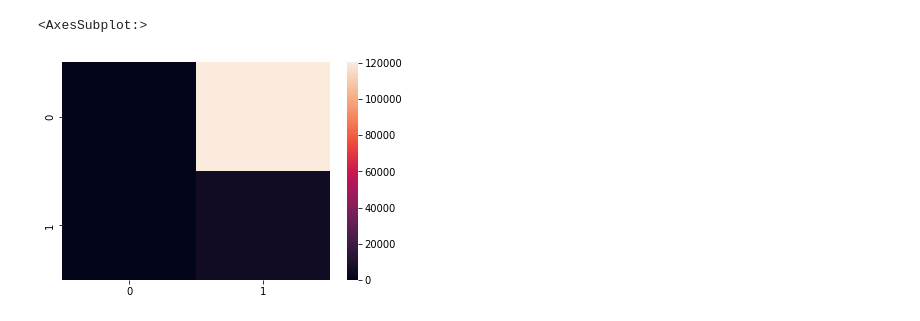
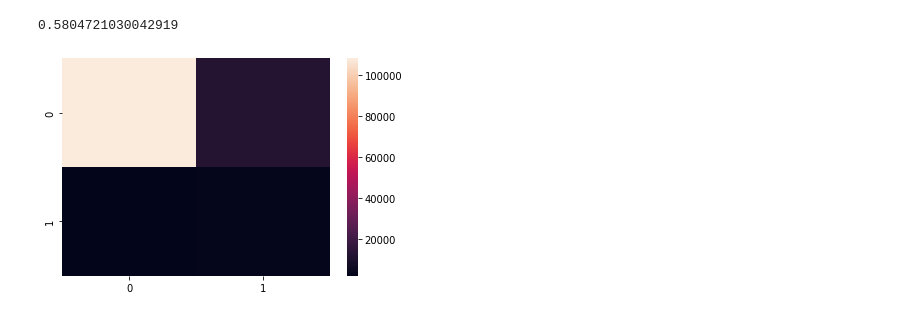
Before and after one commit to felix-roc/ds-projects-capstone, a Jupyter notebook: dash.ipynb, the cells around one changed output. Saved outputs shown, nothing was run; the diff lists cells and outputs as text; code cells hidden in the pictures.

```diff
--- a/dash.ipynb
+++ b/dash.ipynb
@@ -8,12 +9,12 @@ from sklearn.metrics import confusion_matrix
 # %%
-path = "../../data/processed/"
+path = "data/processed/"
 X_test = pd.read_csv(path + "X_test.csv")
 y_test = pd.read_csv(path + "y_test.csv")
 y_pred = pd.read_csv(path + "y_pred.csv")
-
-#y_pred = y_pred[:len(y_test)]
+y_pred = 1-y_pred
 # %%
 sns.heatmap(confusion_matrix(y_test, y_pred))
+recall_score(y_test, y_pred)
 # %% [output]
-<AxesSubplot:>
+0.5804721030042919
-[figure, old version]
+[figure, new version]
```
Also changed, not shown: parts of 9 cells of this notebook, 2 other files.
